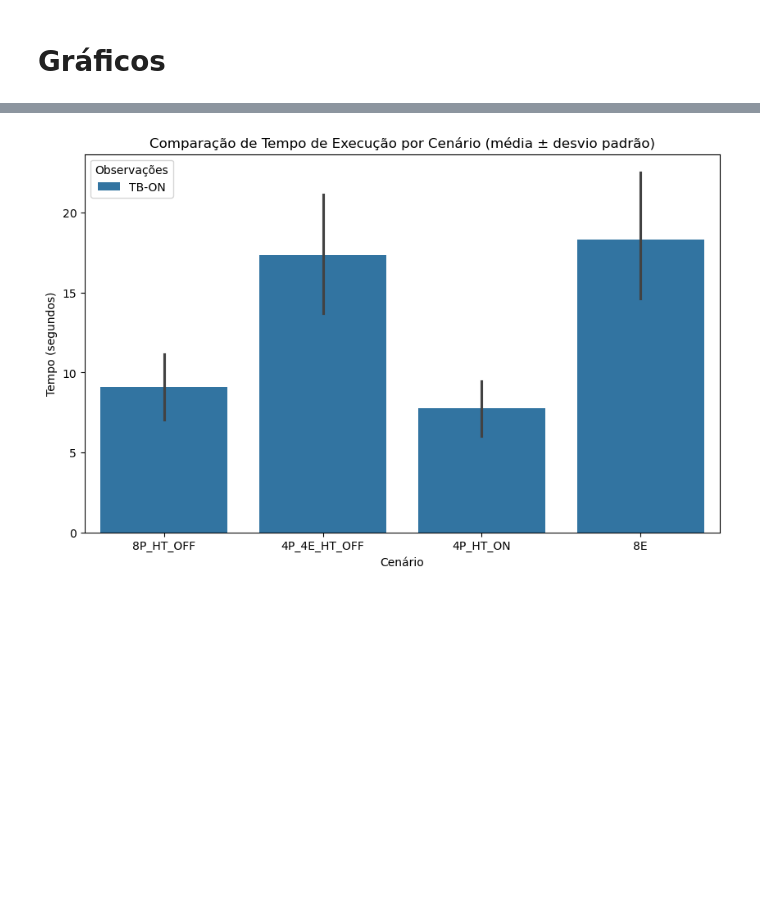
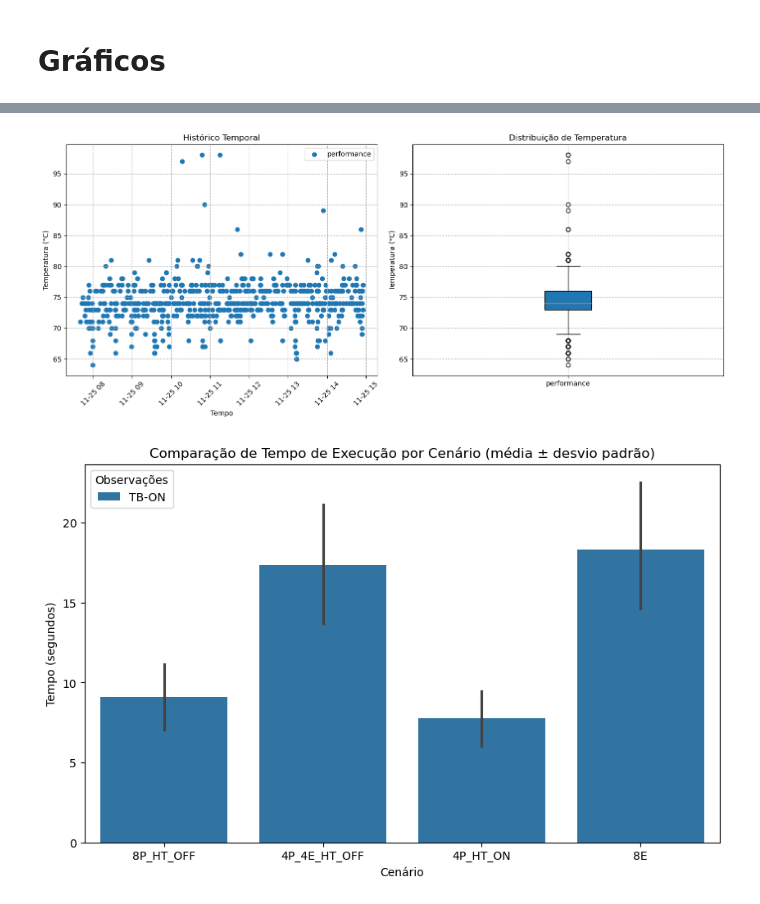
Before and after one commit to jlggross/TF-cmp223, a Jupyter notebook: 03-Final/03.1-Implementacao-Multiprocessing.ipynb, the cells around one changed output, grey strips where cells are left out. Saved outputs shown, nothing was run; the diff lists cells and outputs as text; code cells hidden in the pictures; blank space fills up the shorter version.

```diff
--- a/03-Final/03.1-Implementacao-Multiprocessing.ipynb
+++ b/03-Final/03.1-Implementacao-Multiprocessing.ipynb
@@ -570,3 +570,41 @@ plt.show()
+# %%
+import pandas as pd
+import matplotlib.pyplot as plt
+
+# Ler e preparar dados
+df = pd.read_csv('exp01-multiprocessing/result_exp_multiprocessing_20251125_073926.csv') # Com Turbo Bost
+df['Timestamp'] = pd.to_datetime(df['Timestamp'])
+
+# Criar uma figura com 2 subgráficos (ax1 e ax2)
+# figsize=(largura, altura)
+fig, (ax1, ax2) = plt.subplots(1, 2, figsize=(14, 6))
+
+# --- Gráfico 1: Scatter (Esquerda) ---
+governors = df['Executed_Governor'].unique()
+for gov in governors:
+    subset = df[df['Executed_Governor'] == gov]
+    ax1.scatter(subset['Timestamp'], subset['Temp°C'], label=gov)
+
+ax1.set_title('Histórico Temporal')
+ax1.set_xlabel('Tempo')
+ax1.set_ylabel('Temperatura (°C)')
+ax1.legend()
+ax1.grid(True, linestyle='--')
+ax1.tick_params(axis='x', rotation=45) # Rotaciona datas
+
+# --- Gráfico 2: Box Plot (Direita) ---
+# O boxplot do matplotlib pede uma lista de listas/arrays
+data_by_gov = [df[df['Executed_Governor'] == gov]['Temp°C'] for gov in governors]
+
+ax2.boxplot(data_by_gov, labels=governors, patch_artist=True)
+ax2.set_title('Distribuição de Temperatura')
+ax2.set_ylabel('Temperatura (°C)')
+ax2.grid(True, linestyle='--')
+
+plt.tight_layout() # Ajusta os espaçamentos automaticamente
+plt.show()
+# %% [output]
+[figure, added]
 # %%
 import pandas as pd
 import matplotlib.pyplot as plt
```
Also changed, not shown: parts of 8 cells of this notebook, 3 other files.
